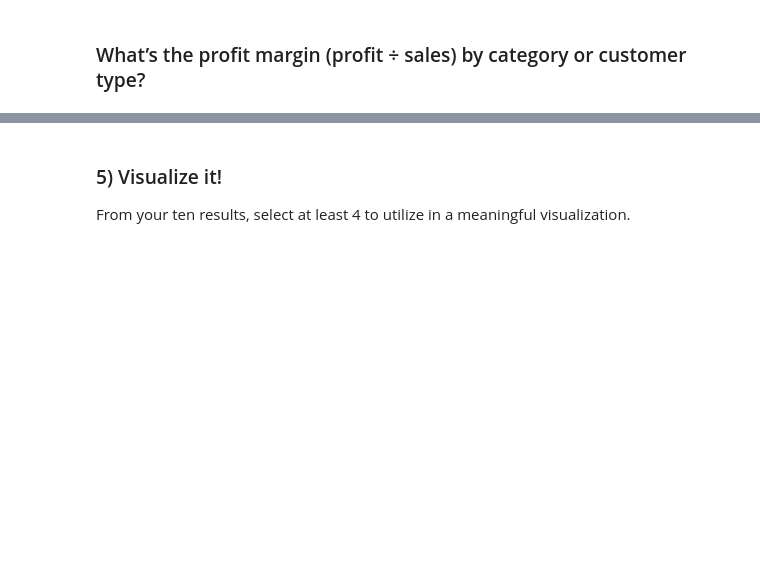
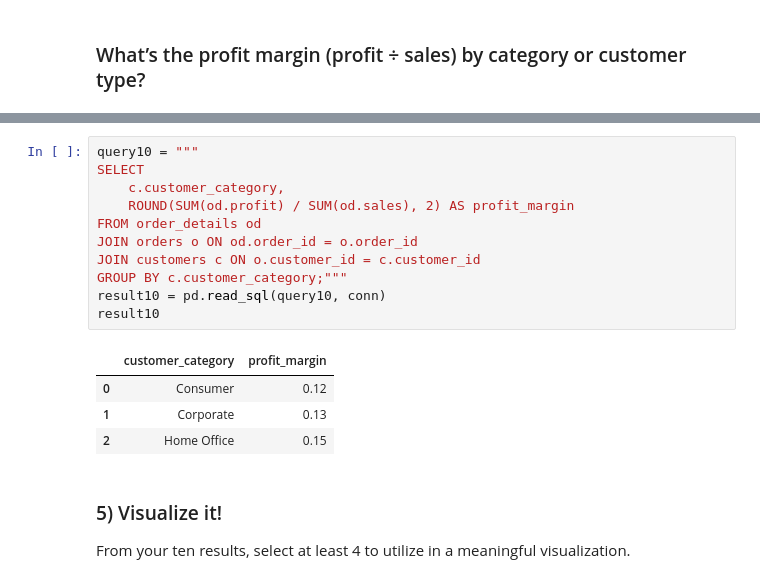
Before and after one commit to DaviLeeAnn/DataAnalysisModule3, a Jupyter notebook: Week4/notebooks/superstore_sales_workflow.ipynb, the cells around one changed output, grey strips where cells are left out. Cells and saved outputs as stored; diff of their text form; blank space fills up the shorter version.

```diff
--- a/Week4/notebooks/superstore_sales_workflow.ipynb
+++ b/Week4/notebooks/superstore_sales_workflow.ipynb
@@ -327,3 +385,19 @@ result10
+# %%
+query10 = """
+SELECT
+    c.customer_category,
+    ROUND(SUM(od.profit) / SUM(od.sales), 2) AS profit_margin
+FROM order_details od
+JOIN orders o ON od.order_id = o.order_id
+JOIN customers c ON o.customer_id = c.customer_id
+GROUP BY c.customer_category;"""
+result10 = pd.read_sql(query10, conn)
+result10
+# %% [output]
+|  | customer_category | profit_margin |
+| 0 | Consumer | 0.12 |
+| 1 | Corporate | 0.13 |
+| 2 | Home Office | 0.15 |
 # %% [markdown]
 ### 5) Visualize it!
 
```
Also changed, not shown: parts of 8 cells of this notebook.
